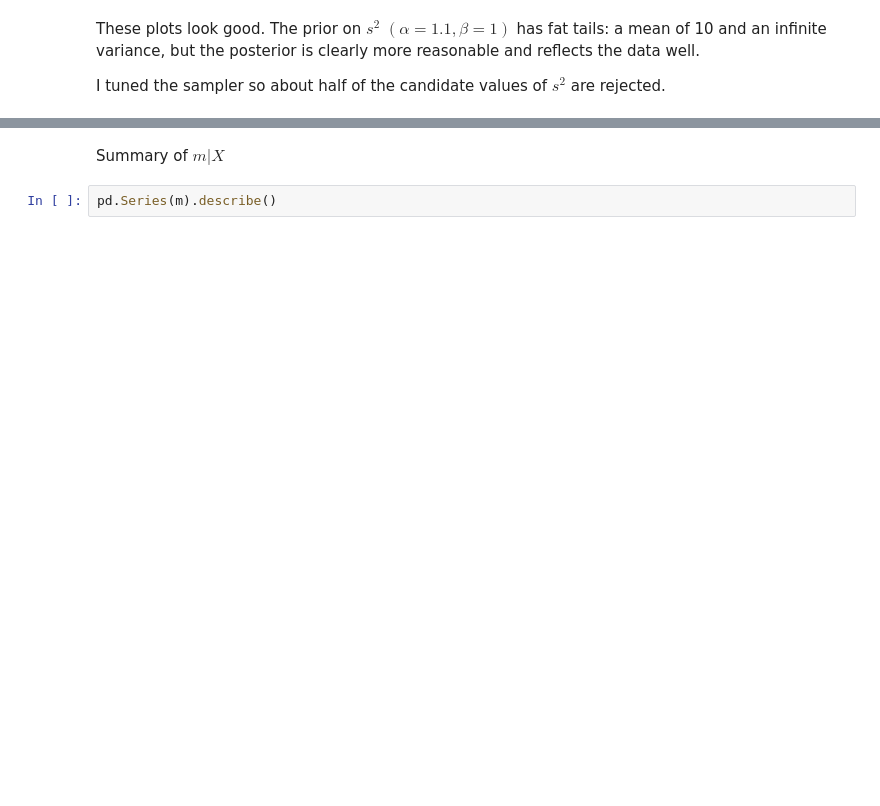
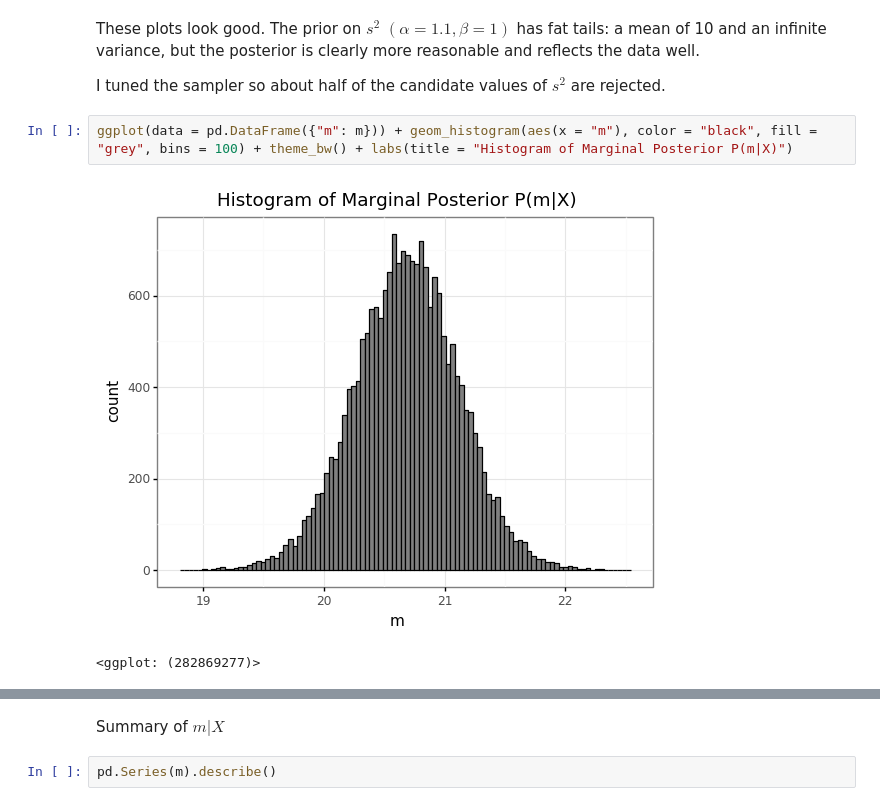
Before and after one commit to millerjoey/NOAA_Data_Analysis, a Jupyter notebook: analysis.ipynb, the cells around one changed output, grey strips where cells are left out. Saved outputs shown, nothing was run; the diff lists cells and outputs as text; blank space fills up the shorter version.

```diff
--- a/analysis.ipynb
+++ b/analysis.ipynb
@@ -359,3 +378,8 @@ ggplot(aes(x = "iter", y = "s2"), data = samples) + geom_point(size = 0.2, alpha
 These plots look good. The prior on $s^2$ $(\alpha = 1.1, \beta = 1)$ has fat tails: a mean of 10 and an infinite variance, but the posterior is clearly more reasonable and reflects the data well.
 
 I tuned the sampler so about half of the candidate values of $s^2$ are rejected.
+# %%
+ggplot(data = pd.DataFrame({"m": m})) + geom_histogram(aes(x = "m"), color = "black", fill = "grey", bins = 100) + theme_bw() + labs(title = "Histogram of Marginal Posterior P(m|X)")
+# %% [output]
+[figure, added]
+<ggplot: (282869277)>
```
Also changed, not shown: parts of 8 cells of this notebook.
